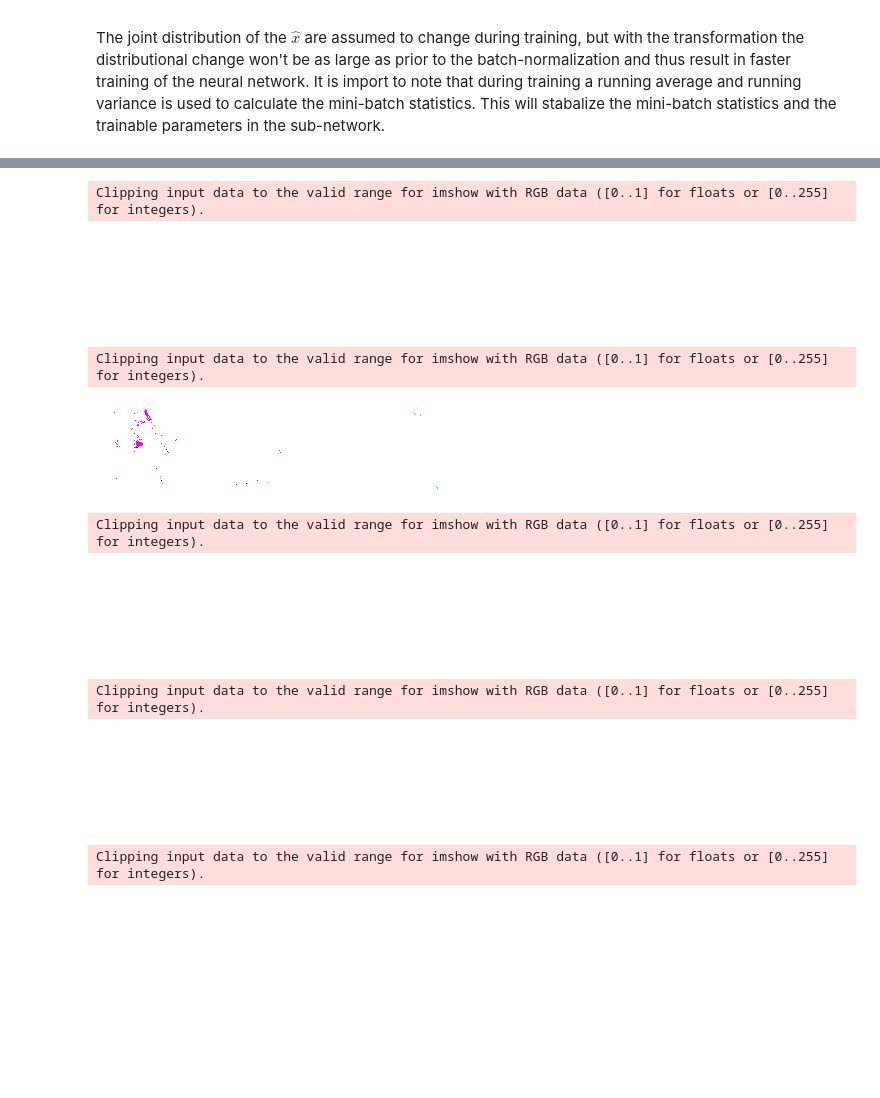
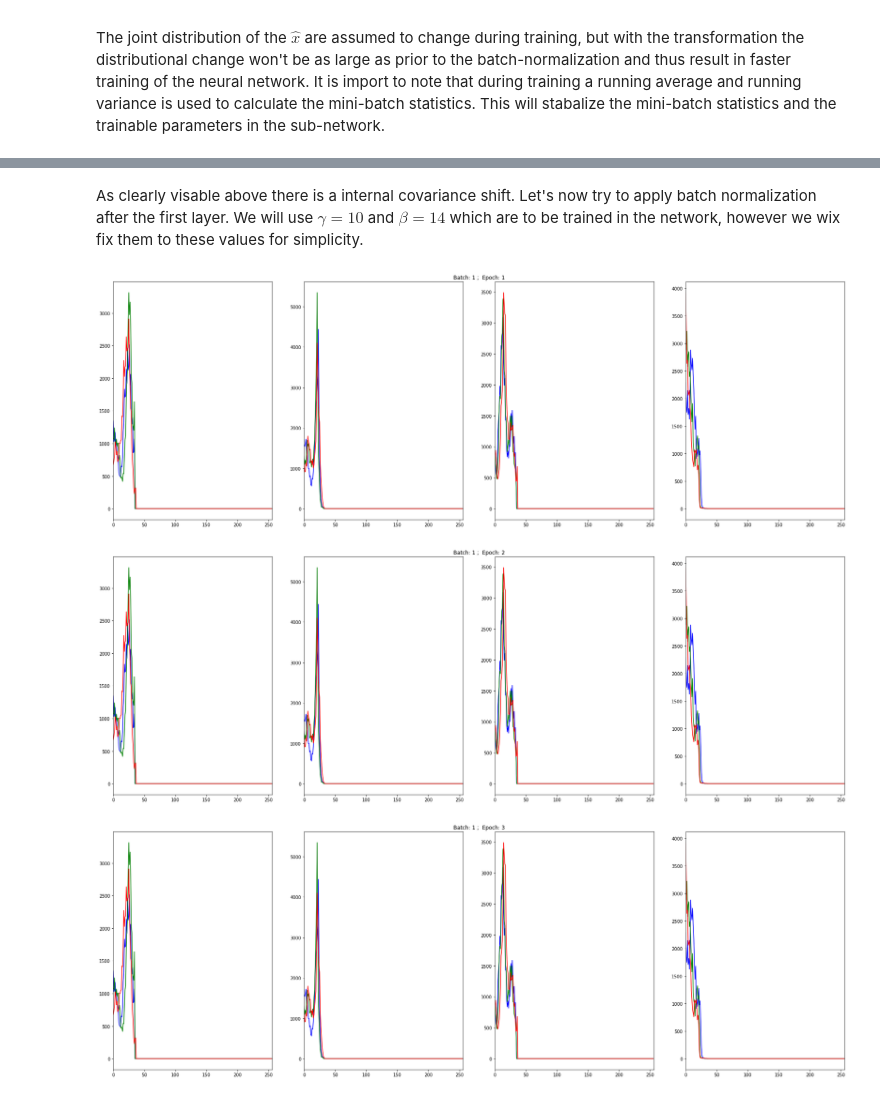
Before and after one commit to JakobGM/visual-intelligence, a Jupyter notebook: numerical_examples/batch-normalization.ipynb, the cells around one changed output, grey strips where cells are left out. Drawn from its saved outputs; the diff is of its cells as text; code cells hidden in the pictures; blank space fills up the shorter version.

Commit message:
add distribution plots instead of images and implement two layers

```diff
--- a/numerical_examples/batch-normalization.ipynb
+++ b/numerical_examples/batch-normalization.ipynb
@@ -80,10 +81,6 @@ import matplotlib as mpl
 mpl.rcParams['axes.grid'] = False
 mpl.rcParams['image.interpolation'] = 'nearest'
 mpl.rcParams['figure.figsize'] = 15, 25
-# %%
-img_size = 224
-batch_size = 4
-n = 20
 # %%
 def load_batch(batch_size,img_size,last_it):
     data_dir = '../numerical_examples/data/small/train/dogs/'
@@ -104,9 +101,3 @@ def batch_normalization2d(array,gamma,beta,eps=1e-5):
     array = (array - mean)/np.sqrt(std**2 + eps)
     array = array*gamma + beta
     return array
-# %%
-def visualize_batch(array):
-    img = np.hstack(array)
-    plt.imshow(img)
-    plt.axis('off')
-    plt.pause(0.5)
@@ -112,0 +121,5 @@ def visualize_batch(array):
+# %%
+def output_layer(array,move):
+    assert array.ndim == 4
+    array = array*move
+    return array
@@ -113,12 +139,14 @@ def visualize_batch(array):
 # %%
-def normalize_flow(img_size,batch_size,n):
-    num_batches = n//batch_size
-    last_batch_num = 0
-    gamma = 127.5
-    beta = 255
-    for i in range(num_batches):
-        batch = load_batch(batch_size,img_size,last_batch_num)
-        normalized_batch = batch_normalization2d(batch,gamma,beta)
-        visualize_batch(normalized_batch)
-        last_batch_num += batch_size
+def normalize_flow(img_size,batch_size,n_img,n_epochs):
+    for epoch in range(n_epochs):
+        num_batches = n_img//batch_size
+        last_batch_num = 0
+        gamma = 10
+        beta = 14
+        for i in range(num_batches):
+            batch = load_batch(batch_size,img_size,last_batch_num)
+            output_batch = output_layer(batch,1/(epoch+1))
+            normalized_batch = batch_normalization2d(batch,gamma,beta)
+            visualize_batch(normalized_batch,i,epoch)
+            last_batch_num += batch_size
     return
@@ -125,13 +172,8 @@ def normalize_flow(img_size,batch_size,n):
+# %% [markdown]
+As clearly visable above there is a internal covariance shift. Let's now try to apply batch normalization after the first layer. We will use $\gamma = 10$ and $\beta = 14$ which are to be trained in the network, however we wix fix them to these values for simplicity.
 # %%
-normalize_flow(img_size,batch_size,n)
+normalize_flow(img_size = 224,batch_size = 4,n_img = 4,n_epochs = 3)
 # %% [output]
-Clipping input data to the valid range for imshow with RGB data ([0..1] for floats or [0..255] for integers).
-[figure, old version]
+[figure, new version]
-Clipping input data to the valid range for imshow with RGB data ([0..1] for floats or [0..255] for integers).
-[figure, old version]
+[figure, new version]
-Clipping input data to the valid range for imshow with RGB data ([0..1] for floats or [0..255] for integers).
-[figure, old version]
+[figure, new version]
-Clipping input data to the valid range for imshow with RGB data ([0..1] for floats or [0..255] for integers).
-[figure, removed]
-Clipping input data to the valid range for imshow with RGB data ([0..1] for floats or [0..255] for integers).
-[figure, removed]
```
Also changed, not shown: parts of 7 cells of this notebook.
